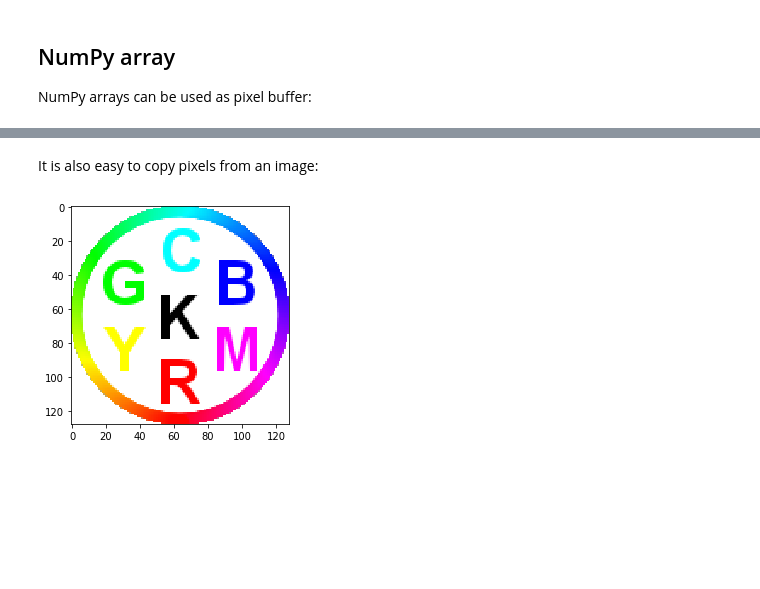
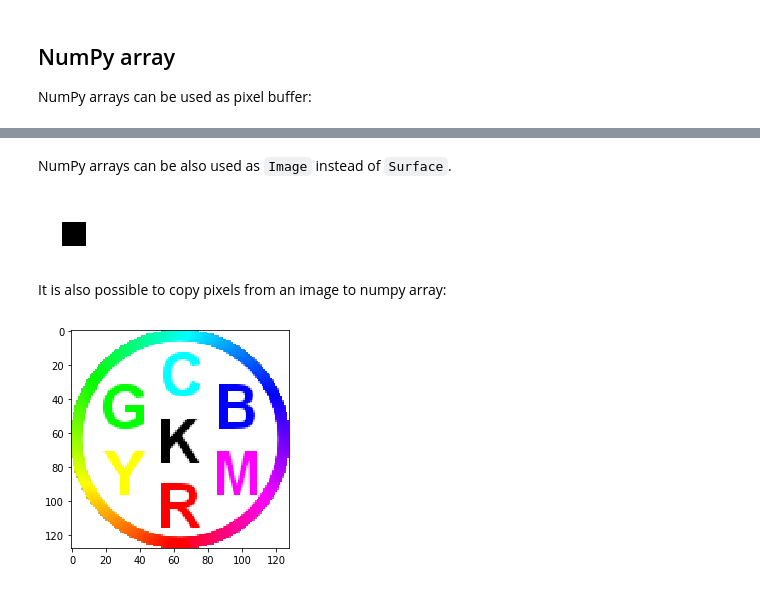
Before and after one commit to kyamagu/skia-python, a Jupyter notebook: notebooks/Python-Image-IO.ipynb, the cells around one changed output, grey strips where cells are left out. Drawn from its saved outputs; the diff is of its cells as text; code cells hidden in the pictures; blank space fills up the shorter version.

```diff
--- a/notebooks/Python-Image-IO.ipynb
+++ b/notebooks/Python-Image-IO.ipynb
@@ -59,5 +58,15 @@ plt.show()
+# %% [markdown]
+NumPy arrays can be also used as `Image` instead of `Surface`.
+# %%
+array = np.zeros((64, 64, 4), dtype=np.uint8)
+array[24:48, 24:48, 3] = 255
+
+image = skia.Image(array, alphaType=skia.kUnpremul_AlphaType)
+display.Image(data=image.encodeToData())
+# %% [output]
+[figure, added]
 # %% [markdown]
-It is also easy to copy pixels from an image:
+It is also possible to copy pixels from an image to numpy array:
 # %%
 with open('../skia/resources/images/color_wheel.png', 'rb') as f:
     image = skia.Image.DecodeToRaster(f.read())
```
Also changed, not shown: parts of 6 cells of this notebook, 16 other files.
